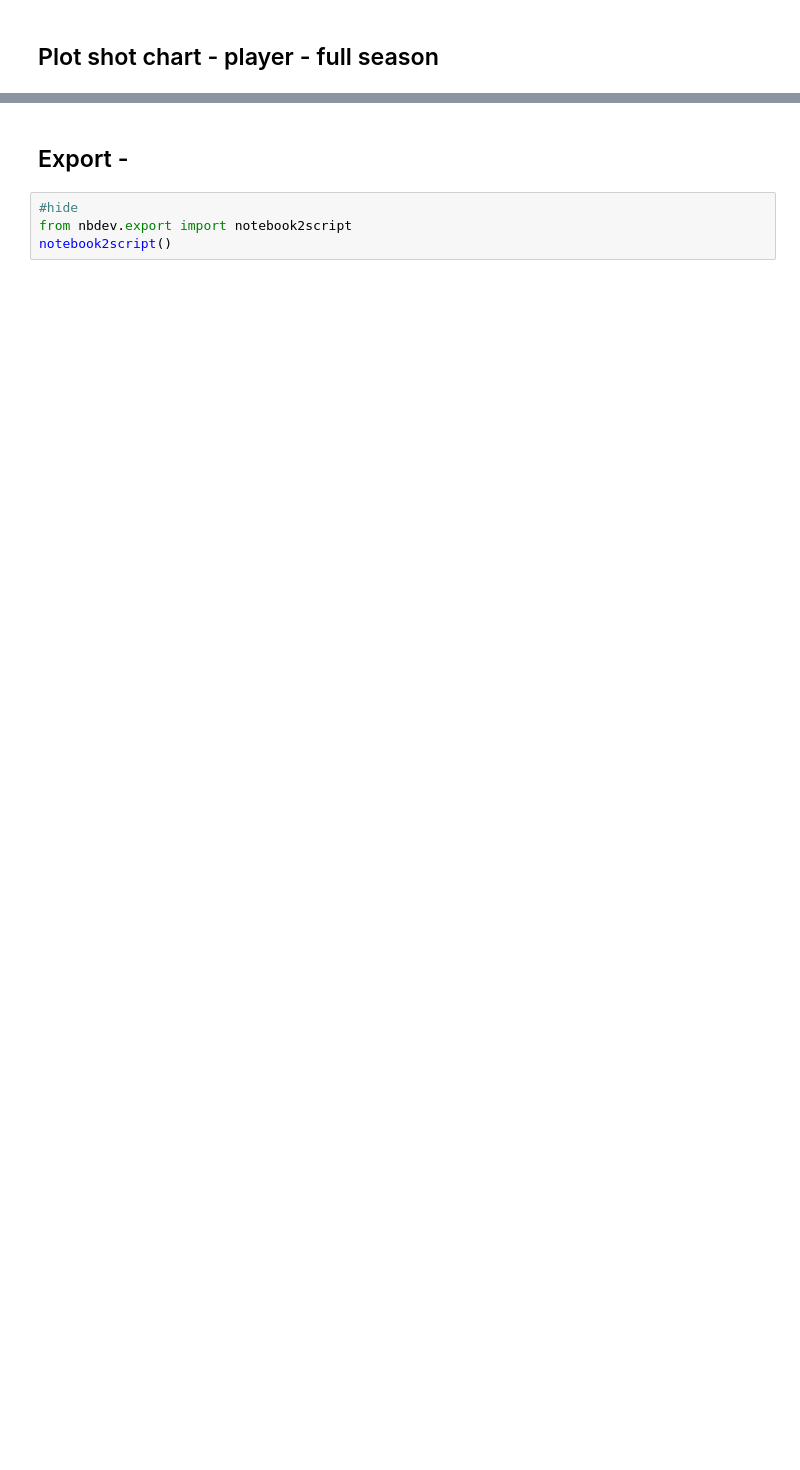
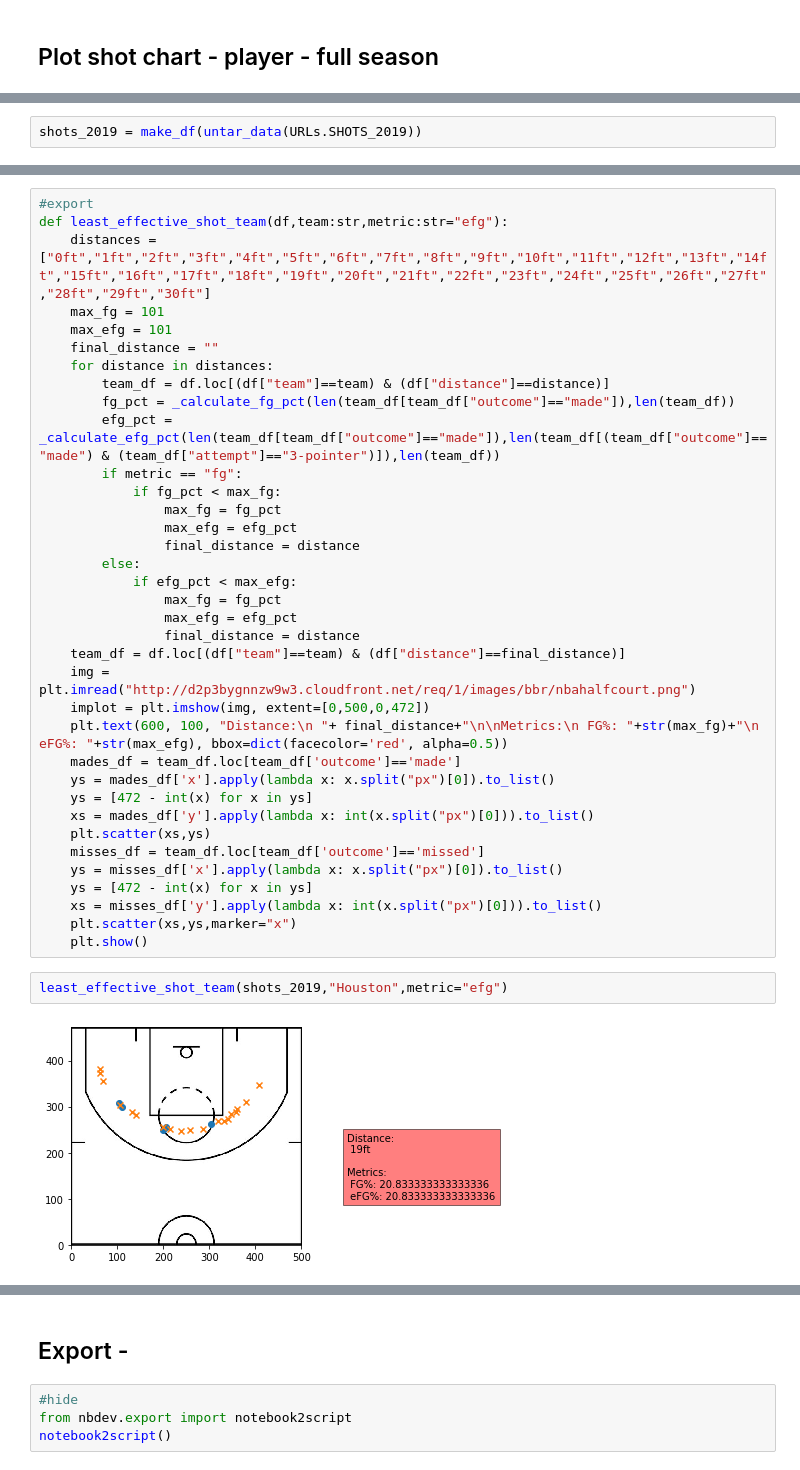
Before and after one commit to theccalderon/shot_chart, a Jupyter notebook: 00_core.ipynb, the cells around one changed output, grey strips where cells are left out. Drawn from its saved outputs; the diff is of its cells as text; blank space fills up the shorter version.

```diff
--- a/00_core.ipynb
+++ b/00_core.ipynb
@@ -340,0 +342,2 @@ shots_2001.head()
+# %%
+shots_2019 = make_df(untar_data(URLs.SHOTS_2019))
@@ -340,0 +346,40 @@ shots_2001.head()
+# %%
+#export
+def least_effective_shot_team(df,team:str,metric:str="efg"):
+    distances = ["0ft","1ft","2ft","3ft","4ft","5ft","6ft","7ft","8ft","9ft","10ft","11ft","12ft","13ft","14ft","15ft","16ft","17ft","18ft","19ft","20ft","21ft","22ft","23ft","24ft","25ft","26ft","27ft","28ft","29ft","30ft"]
+    max_fg = 101
+    max_efg = 101
+    final_distance = ""
+    for distance in distances:
+        team_df = df.loc[(df["team"]==team) & (df["distance"]==distance)]
+        fg_pct = _calculate_fg_pct(len(team_df[team_df["outcome"]=="made"]),len(team_df))
+        efg_pct = _calculate_efg_pct(len(team_df[team_df["outcome"]=="made"]),len(team_df[(team_df["outcome"]=="made") & (team_df["attempt"]=="3-pointer")]),len(team_df))
+        if metric == "fg":
+            if fg_pct < max_fg:
+                max_fg = fg_pct
+                max_efg = efg_pct
+                final_distance = distance
+        else:
+            if efg_pct < max_efg:
+                max_fg = fg_pct
+                max_efg = efg_pct
+                final_distance = distance
+    team_df = df.loc[(df["team"]==team) & (df["distance"]==final_distance)]
+    img = plt.imread("http://d2p3bygnnzw9w3.cloudfront.net/req/1/images/bbr/nbahalfcourt.png")
+    implot = plt.imshow(img, extent=[0,500,0,472])
+    plt.text(600, 100, "Distance:\n "+ final_distance+"\n\nMetrics:\n FG%: "+str(max_fg)+"\n eFG%: "+str(max_efg), bbox=dict(facecolor='red', alpha=0.5))
+    mades_df = team_df.loc[team_df['outcome']=='made']
+    ys = mades_df['x'].apply(lambda x: x.split("px")[0]).to_list()
+    ys = [472 - int(x) for x in ys]
+    xs = mades_df['y'].apply(lambda x: int(x.split("px")[0])).to_list()
+    plt.scatter(xs,ys)
+    misses_df = team_df.loc[team_df['outcome']=='missed']
+    ys = misses_df['x'].apply(lambda x: x.split("px")[0]).to_list()
+    ys = [472 - int(x) for x in ys]
+    xs = misses_df['y'].apply(lambda x: int(x.split("px")[0])).to_list()
+    plt.scatter(xs,ys,marker="x")
+    plt.show()
+# %%
+least_effective_shot_team(shots_2019,"Houston",metric="efg")
+# %% [output]
+[figure, added]
```
Also changed, not shown: parts of 21 cells of this notebook, 2 other files.
